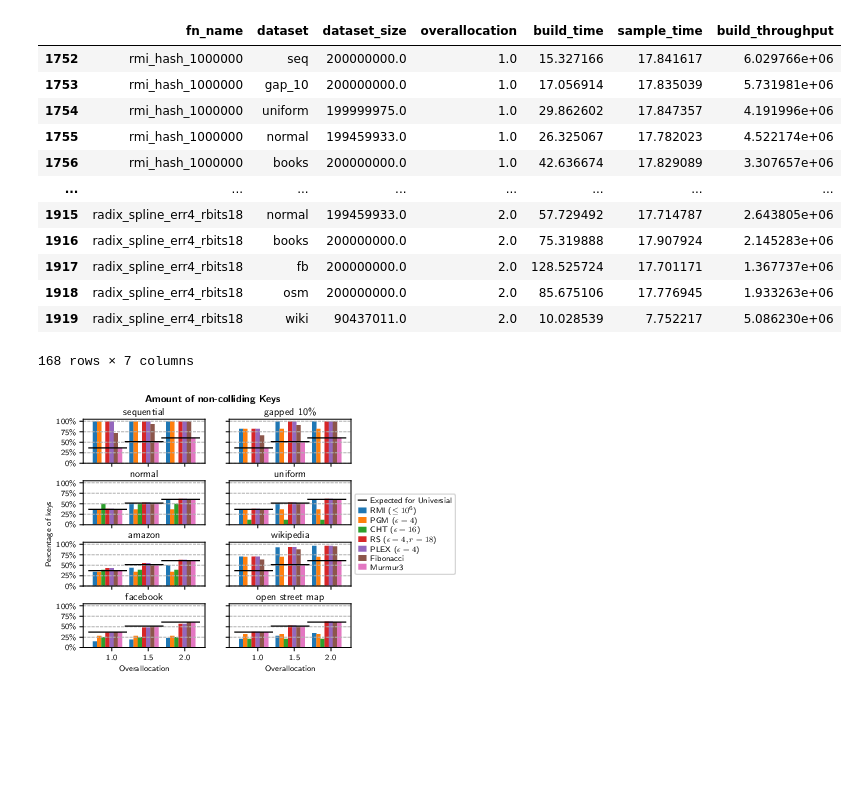
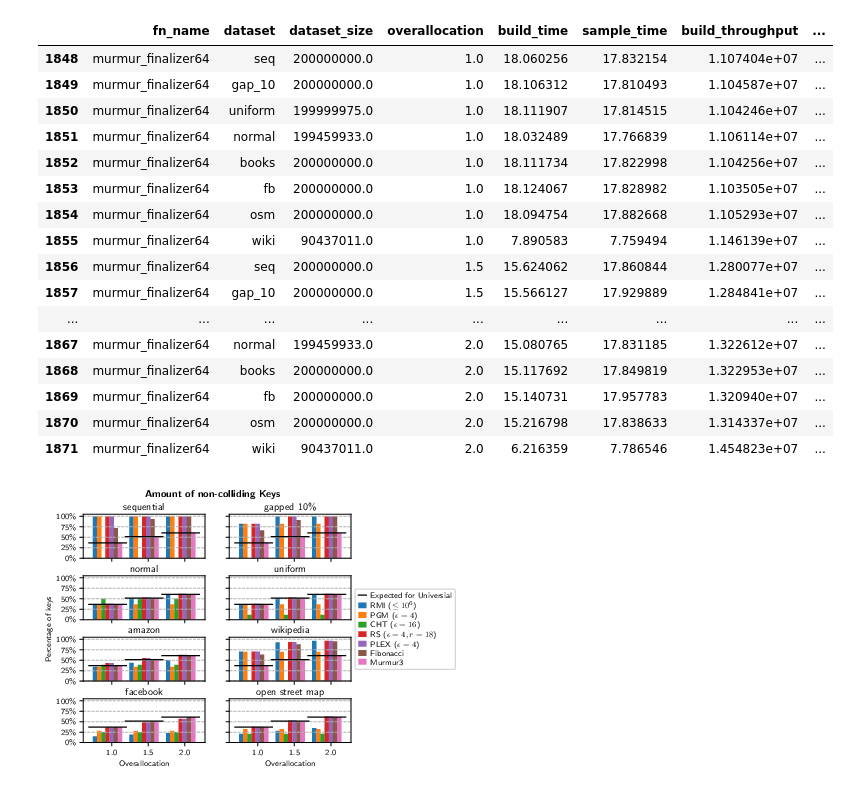
Before and after one commit to IlariaPilo/hashtable, a Jupyter notebook: results/plots_chained.ipynb, the cells around one changed output. Drawn from its saved outputs; the diff is of its cells as text; code cells hidden in the pictures; blank space fills up the shorter version.

```diff
--- a/results/plots_chained.ipynb
+++ b/results/plots_chained.ipynb
@@ -121,57 +121,71 @@ total_bytes = "total_bytes"
 hashtable_lookup = "cpu_time"
 build_time = "build_time"
 sample_time = "sample_time"
+caching_effect_time = "caching_effect_time"
 build_throughput = "build_throughput"
-sample_throughput = "sample_throughput"
+build_throughput_with_caching = "build_throughput_with_caching"
+added_build_throughput_due_to_caching = "added_build_throughput_due_to_caching"
 probing_distribution = "probing_distribution"
 
 def buckets_with(cnt):
     assert(cnt >= 1)
     return f"n_buckets_{cnt-1}"
 
 slots_df = df[df["name"].str.startswith("BM_items_per_slot")].copy(deep=True)
 slots_df[func_name] = slots_df[label].apply(lambda x : x.split(":")[0])
 slots_df[dataset] = slots_df[label].apply(lambda x : x.split(":")[1])
 slots_df[dataset_order] = slots_df[dataset].apply(get_dataset_order)
 slots_df[normalized_winner_elems] = slots_df.apply(lambda x: x[winner_elems] / x[dataset_size], axis=1)
 slots_df[slot_count] = slots_df.apply(lambda x: x[dataset_size] * x[overallocation], axis=1)
 slots_df[normalized_empty_slots] = slots_df.apply(lambda x: x[empty_slots] / x[slot_count], axis=1)
 slots_df[[func_name, dataset, dataset_size, overallocation, normalized_winner_elems, winner_elems, empty_slots, normalized_empty_slots, buckets_with(1), buckets_with(2), colliding_elems]]
 
 chained_df = df[df["name"].str.startswith("BM_hashtable") & df["name"].str.contains("Chained")].copy(deep=True)
 chained_df[func_name] = chained_df["label"].apply(lambda x: x[0:x.find("_do_")].removeprefix("chained_"))
 chained_df[dataset] = chained_df["label"].apply(lambda x : x.split(":")[1])
 chained_df[dataset_order] = chained_df[dataset].apply(get_dataset_order)
 chained_df[probing_distribution] = chained_df["name"].apply(lambda x: map_probe_dist(x.split('/')[-2]))
 chained_df[hashtable_bytes_per_key] = chained_df.apply(lambda x: x[hashtable_bytes] / x[dataset_size], axis=1)
 chained_df[build_throughput] = chained_df.apply(lambda x: x[dataset_size] / x[build_time], axis=1)
 chained_df[[func_name, dataset, dataset_size, overallocation, probing_distribution, hashtable_bytes_per_key, hashtable_lookup, build_time, build_throughput]]
 
 unsorted_df = df[df["name"].str.startswith("BM_build")].copy(deep=True)
 unsorted_df[func_name] = unsorted_df["label"].apply(lambda x: x[0:x.find("_do_")].removeprefix("chained_"))
 unsorted_df[dataset] = unsorted_df["label"].apply(lambda x : x.split(":")[1])
 unsorted_df[dataset_order] = unsorted_df[dataset].apply(get_dataset_order)
-unsorted_df[sample_throughput] = unsorted_df.apply(lambda x: x[dataset_size] / x[sample_time], axis=1)
-def added_sample_time(x):
+unsorted_df[caching_effect_time] = unsorted_df.apply(lambda x: x[build_time] - min(chained_df[
+    (chained_df[func_name] == x[func_name])
+    & (chained_df[dataset] == x[dataset])
+    & (chained_df[overallocation] == x[overallocation])][build_time].values), axis=1)
+def added_time(x):
     if x[func_name] not in {'MultFibonacci64', 'murmur_finalizer64'}:
         return x[sample_time]
     return 0
-unsorted_df[build_throughput] = unsorted_df.apply(lambda x: x[dataset_size] / (x[build_time] + added_sample_time(x)), axis=1)
-unsorted_df[[func_name, dataset, dataset_size, overallocation, build_time, sample_time, build_throughput]]
+
+unsorted_df[build_time] = unsorted_df.apply(lambda x: x[build_time] + added_time(x), axis=1)
+unsorted_df[build_throughput] = unsorted_df.apply(lambda x: x[dataset_size] / x[build_time], axis=1)
+unsorted_df[build_throughput_with_caching] = unsorted_df.apply(lambda x: (x[dataset_size] / (x[build_time] - x[caching_effect_time])) if x[caching_effect_time] > 0 else x[build_throughput], axis=1)
+unsorted_df[added_build_throughput_due_to_caching] = unsorted_df.apply(lambda x: x[build_throughput_with_caching] - x[build_throughput], axis=1)
+
+unsorted_df[unsorted_df[func_name] == "murmur_finalizer64"][[func_name, dataset, dataset_size, overallocation, build_time, sample_time, build_throughput, build_throughput_with_caching, added_build_throughput_due_to_caching, caching_effect_time]]
 # %% [output]
-|  | fn_name | dataset | dataset_size | overallocation | build_time | sample_time | build_throughput |
-| 1752 | rmi_hash_1000000 | seq | 200000000.0 | 1.0 | 15.327166 | 17.841617 | 6.029766e+06 |
-| 1753 | rmi_hash_1000000 | gap_10 | 200000000.0 | 1.0 | 17.056914 | 17.835039 | 5.731981e+06 |
-| 1754 | rmi_hash_1000000 | uniform | 199999975.0 | 1.0 | 29.862602 | 17.847357 | 4.191996e+06 |
-| 1755 | rmi_hash_1000000 | normal | 199459933.0 | 1.0 | 26.325067 | 17.782023 | 4.522174e+06 |
-| 1756 | rmi_hash_1000000 | books | 200000000.0 | 1.0 | 42.636674 | 17.829089 | 3.307657e+06 |
-| ... | ... | ... | ... | ... | ... | ... | ... |
-| 1915 | radix_spline_err4_rbits18 | normal | 199459933.0 | 2.0 | 57.729492 | 17.714787 | 2.643805e+06 |
-| 1916 | radix_spline_err4_rbits18 | books | 200000000.0 | 2.0 | 75.319888 | 17.907924 | 2.145283e+06 |
-| 1917 | radix_spline_err4_rbits18 | fb | 200000000.0 | 2.0 | 128.525724 | 17.701171 | 1.367737e+06 |
-| 1918 | radix_spline_err4_rbits18 | osm | 200000000.0 | 2.0 | 85.675106 | 17.776945 | 1.933263e+06 |
-| 1919 | radix_spline_err4_rbits18 | wiki | 90437011.0 | 2.0 | 10.028539 | 7.752217 | 5.086230e+06 |
+|  | fn_name | dataset | dataset_size | overallocation | build_time | sample_time | build_throughput | ... |
+| 1848 | murmur_finalizer64 | seq | 200000000.0 | 1.0 | 18.060256 | 17.832154 | 1.107404e+07 | ... |
+| 1849 | murmur_finalizer64 | gap_10 | 200000000.0 | 1.0 | 18.106312 | 17.810493 | 1.104587e+07 | ... |
+| 1850 | murmur_finalizer64 | uniform | 199999975.0 | 1.0 | 18.111907 | 17.814515 | 1.104246e+07 | ... |
+| 1851 | murmur_finalizer64 | normal | 199459933.0 | 1.0 | 18.032489 | 17.766839 | 1.106114e+07 | ... |
+| 1852 | murmur_finalizer64 | books | 200000000.0 | 1.0 | 18.111734 | 17.822998 | 1.104256e+07 | ... |
+| 1853 | murmur_finalizer64 | fb | 200000000.0 | 1.0 | 18.124067 | 17.828982 | 1.103505e+07 | ... |
+| 1854 | murmur_finalizer64 | osm | 200000000.0 | 1.0 | 18.094754 | 17.882668 | 1.105293e+07 | ... |
+| 1855 | murmur_finalizer64 | wiki | 90437011.0 | 1.0 | 7.890583 | 7.759494 | 1.146139e+07 | ... |
+| 1856 | murmur_finalizer64 | seq | 200000000.0 | 1.5 | 15.624062 | 17.860844 | 1.280077e+07 | ... |
+| 1857 | murmur_finalizer64 | gap_10 | 200000000.0 | 1.5 | 15.566127 | 17.929889 | 1.284841e+07 | ... |
+| ... | ... | ... | ... | ... | ... | ... | ... | ... |
+| 1867 | murmur_finalizer64 | normal | 199459933.0 | 2.0 | 15.080765 | 17.831185 | 1.322612e+07 | ... |
+| 1868 | murmur_finalizer64 | books | 200000000.0 | 2.0 | 15.117692 | 17.849819 | 1.322953e+07 | ... |
+| 1869 | murmur_finalizer64 | fb | 200000000.0 | 2.0 | 15.140731 | 17.957783 | 1.320940e+07 | ... |
+| 1870 | murmur_finalizer64 | osm | 200000000.0 | 2.0 | 15.216798 | 17.838633 | 1.314337e+07 | ... |
+| 1871 | murmur_finalizer64 | wiki | 90437011.0 | 2.0 | 6.216359 | 7.786546 | 1.454823e+07 | ... |
-168 rows × 7 columns
 # %%
 def plot_winners(data):
     rows = 4
```
Also changed, not shown: parts of 1 cell of this notebook.
